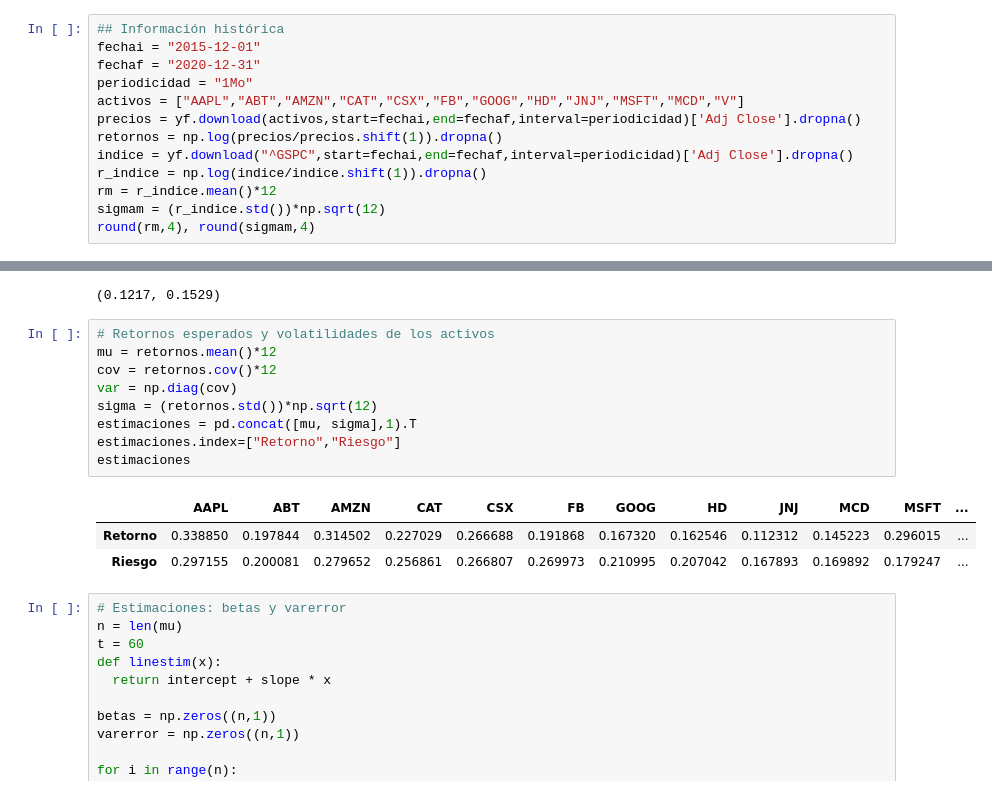
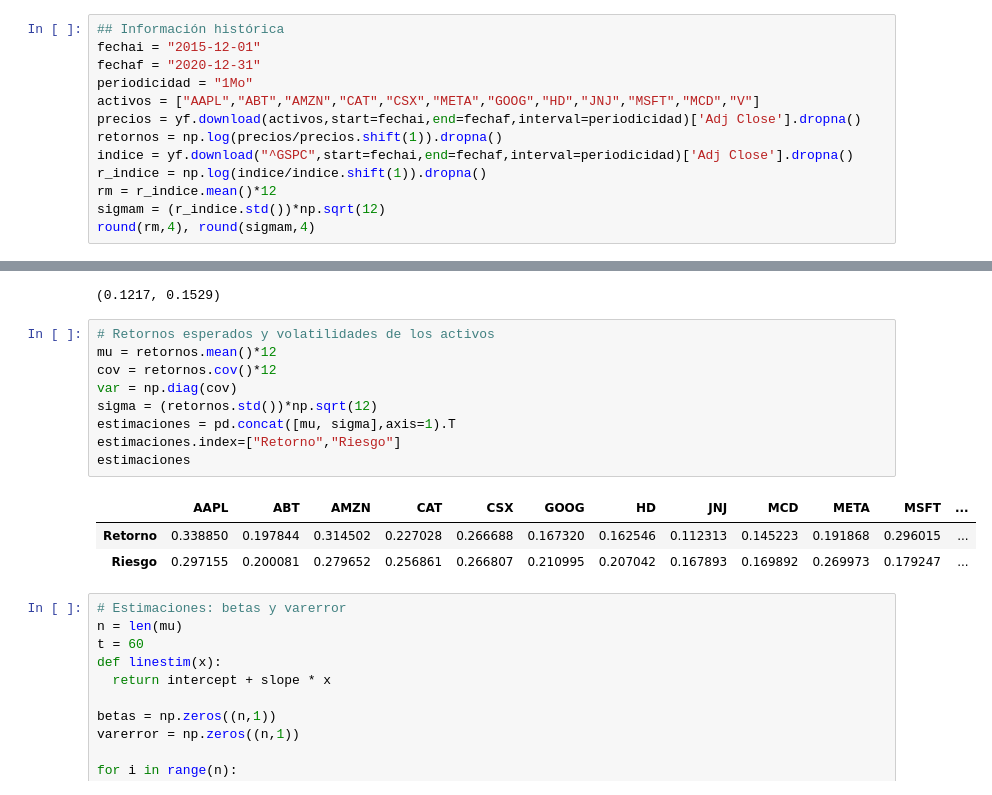
Before and after one commit to cazapata25/GMP, a Jupyter notebook: Python/cap3.ipynb, the cells around one changed output, grey strips where cells are left out. Drawn from its saved outputs; the diff is of its cells as text.

```diff
--- a/Python/cap3.ipynb
+++ b/Python/cap3.ipynb
@@ -274,7 +274,7 @@ plt.show()
 fechai = "2015-12-01"
 fechaf = "2020-12-31"
 periodicidad = "1Mo"
-activos = ["AAPL","ABT","AMZN","CAT","CSX","FB","GOOG","HD","JNJ","MSFT","MCD","V"]
+activos = ["AAPL","ABT","AMZN","CAT","CSX","META","GOOG","HD","JNJ","MSFT","MCD","V"]
 precios = yf.download(activos,start=fechai,end=fechaf,interval=periodicidad)['Adj Close'].dropna()
 retornos = np.log(precios/precios.shift(1)).dropna()
 indice = yf.download("^GSPC",start=fechai,end=fechaf,interval=periodicidad)['Adj Close'].dropna()
@@ -289,16 +289,16 @@ round(rm,4), round(sigmam,4)
 # %%
 # Retornos esperados y volatilidades de los activos
 mu = retornos.mean()*12
 cov = retornos.cov()*12
 var = np.diag(cov)
 sigma = (retornos.std())*np.sqrt(12)
-estimaciones = pd.concat([mu, sigma],1).T
+estimaciones = pd.concat([mu, sigma],axis=1).T
 estimaciones.index=["Retorno","Riesgo"]
 estimaciones
 # %% [output]
-|  | AAPL | ABT | AMZN | CAT | CSX | FB | GOOG | HD | JNJ | MCD | MSFT | ... |
-| Retorno | 0.338850 | 0.197844 | 0.314502 | 0.227029 | 0.266688 | 0.191868 | 0.167320 | 0.162546 | 0.112312 | 0.145223 | 0.296015 | ... |
-| Riesgo | 0.297155 | 0.200081 | 0.279652 | 0.256861 | 0.266807 | 0.269973 | 0.210995 | 0.207042 | 0.167893 | 0.169892 | 0.179247 | ... |
+|  | AAPL | ABT | AMZN | CAT | CSX | GOOG | HD | JNJ | MCD | META | MSFT | ... |
+| Retorno | 0.338850 | 0.197844 | 0.314502 | 0.227028 | 0.266688 | 0.167320 | 0.162546 | 0.112313 | 0.145223 | 0.191868 | 0.296015 | ... |
+| Riesgo | 0.297155 | 0.200081 | 0.279652 | 0.256861 | 0.266807 | 0.210995 | 0.207042 | 0.167893 | 0.169892 | 0.269973 | 0.179247 | ... |
 # %%
 # Estimaciones: betas y varerror
 n = len(mu)
```
Also changed, not shown: parts of 7 cells of this notebook, 1 other file.
